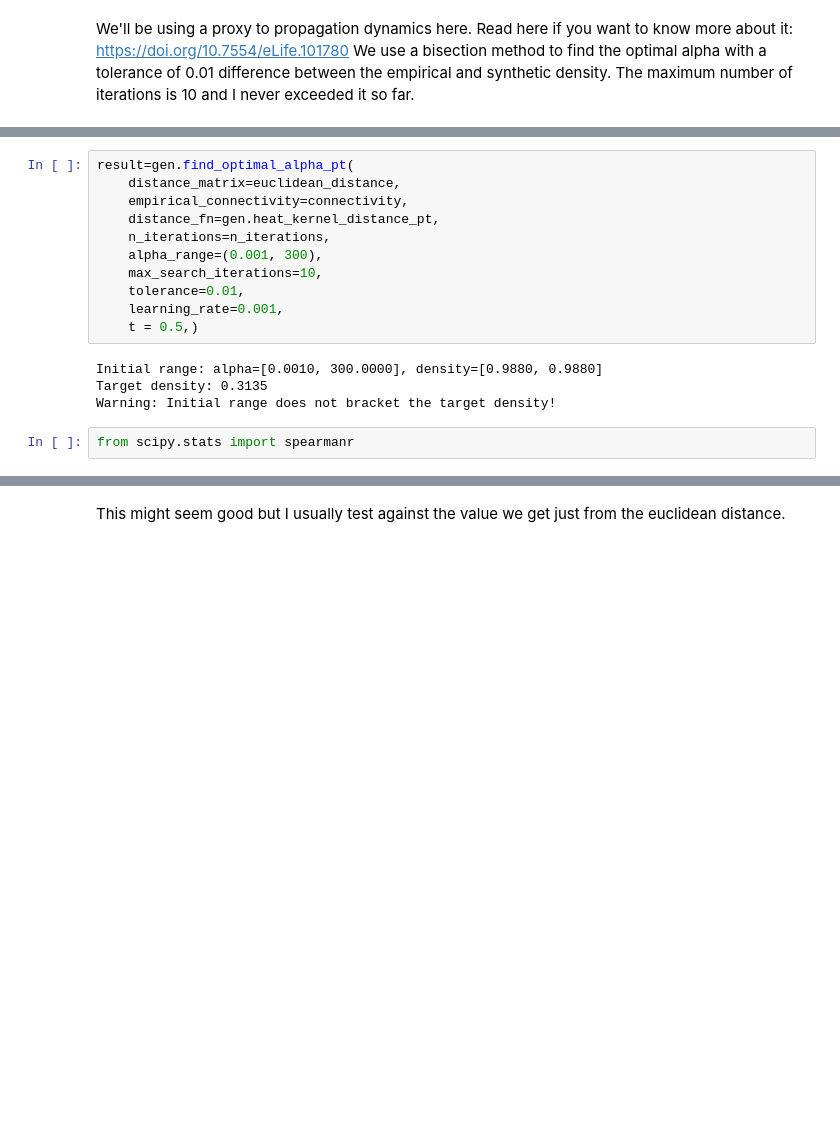
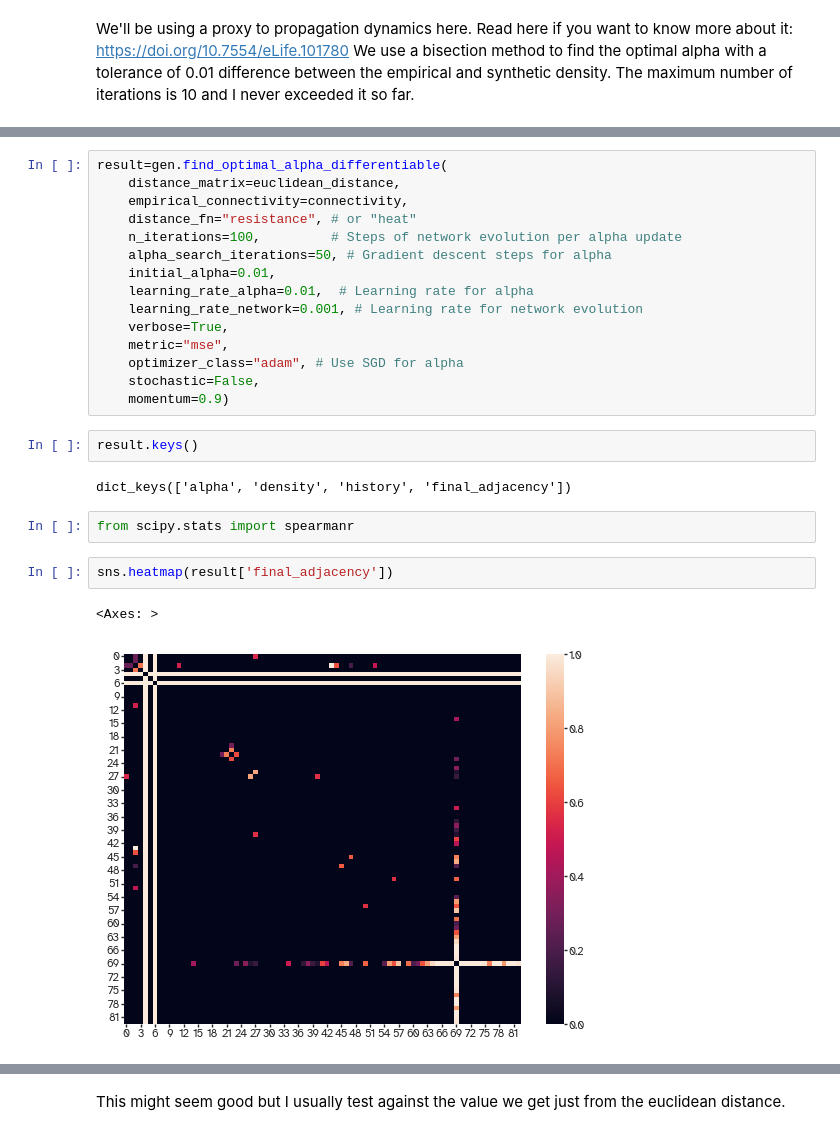
Before and after one commit to kuffmode/YANAT, a Jupyter notebook: examples/generative_game_theoric.ipynb, the cells around one changed output, grey strips where cells are left out. Drawn from its saved outputs; the diff is of its cells as text; blank space fills up the shorter version.

```diff
--- a/examples/generative_game_theoric.ipynb
+++ b/examples/generative_game_theoric.ipynb
@@ -140,20 +139,29 @@ plt.plot(weighted_history.mean((0,1)));
 # %%
-result=gen.find_optimal_alpha_pt(
+result=gen.find_optimal_alpha_differentiable(
     distance_matrix=euclidean_distance,
     empirical_connectivity=connectivity,
-    distance_fn=gen.heat_kernel_distance_pt,
-    n_iterations=n_iterations,
-    alpha_range=(0.001, 300),
-    max_search_iterations=10,
-    tolerance=0.01,
-    learning_rate=0.001,
-    t = 0.5,)
+    distance_fn="resistance", # or "heat"
+    n_iterations=100,         # Steps of network evolution per alpha update
+    alpha_search_iterations=50, # Gradient descent steps for alpha
+    initial_alpha=0.01,
+    learning_rate_alpha=0.01,  # Learning rate for alpha
+    learning_rate_network=0.001, # Learning rate for network evolution
+    verbose=True,
+    metric="mse",
+    optimizer_class="adam", # Use SGD for alpha
+    stochastic=False,
+    momentum=0.9)
-# %% [output]
-Initial range: alpha=[0.0010, 300.0000], density=[0.9880, 0.9880]
-Target density: 0.3135
-Warning: Initial range does not bracket the target density!
+# %%
+result.keys()
+# %% [output]
+dict_keys(['alpha', 'density', 'history', 'final_adjacency'])
 # %%
 from scipy.stats import spearmanr
+# %%
+sns.heatmap(result['final_adjacency'])
+# %% [output]
+<Axes: >
+[figure, added]
 # %%
 plt.plot(weighted_history.mean((0,1)))
 # %% [output]
```
Also changed, not shown: parts of 8 cells of this notebook, 2 other files.
